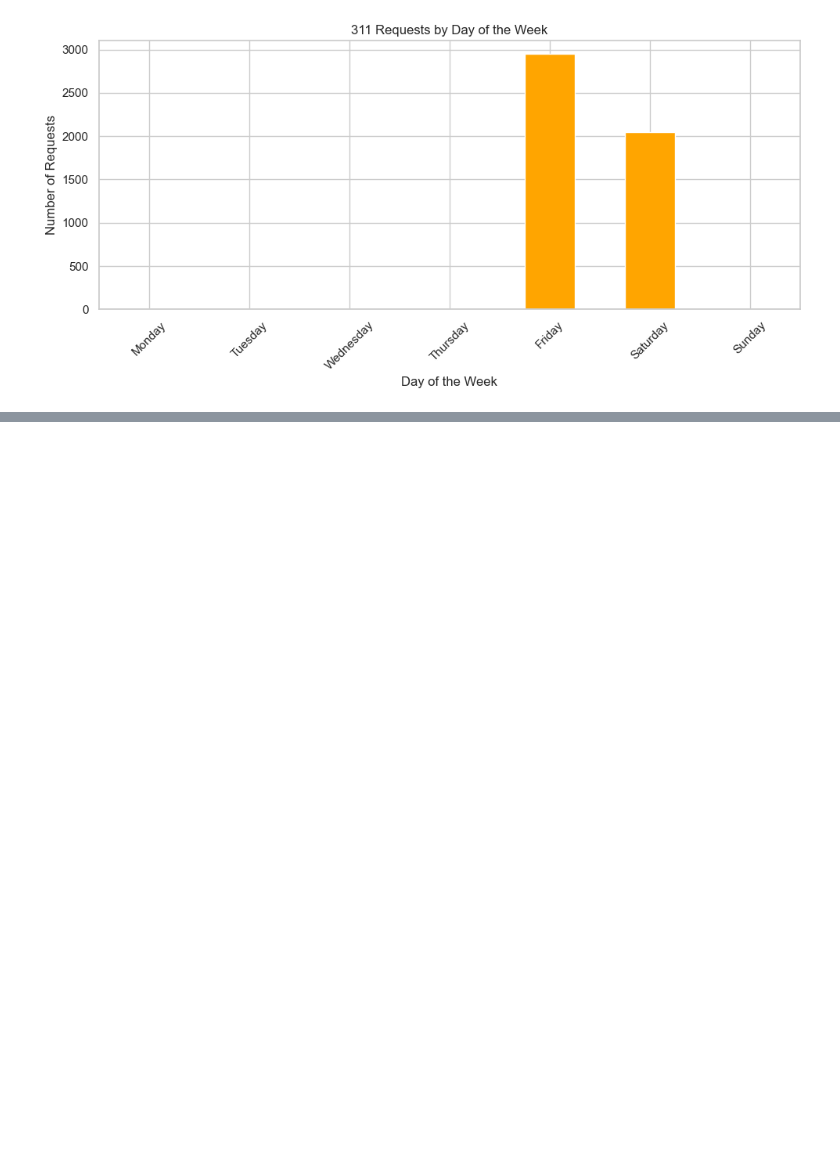
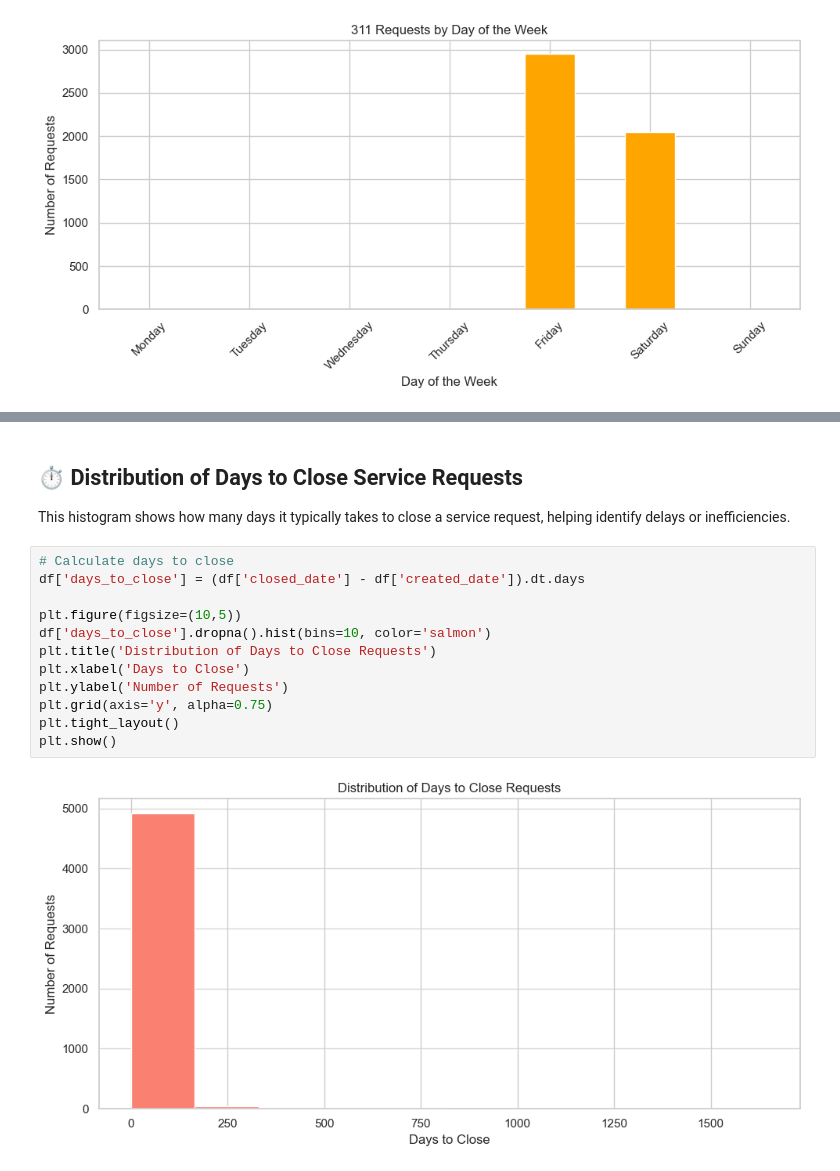
Before and after one commit to Nandini1Bag/chicago-311-service-analysis, a Jupyter notebook: notebooks/EDA_Chicago_311.ipynb, the cells around one changed output, grey strips where cells are left out. Saved outputs shown, nothing was run; the diff lists cells and outputs as text; blank space fills up the shorter version.

```diff
--- a/notebooks/EDA_Chicago_311.ipynb
+++ b/notebooks/EDA_Chicago_311.ipynb
@@ -112,0 +185,17 @@ plt.show()
+# %% [markdown]
+## ⏱️ Distribution of Days to Close Service Requests
+This histogram shows how many days it typically takes to close a service request, helping identify delays or inefficiencies.
+# %%
+# Calculate days to close
+df['days_to_close'] = (df['closed_date'] - df['created_date']).dt.days
+
+plt.figure(figsize=(10,5))
+df['days_to_close'].dropna().hist(bins=10, color='salmon')
+plt.title('Distribution of Days to Close Requests')
+plt.xlabel('Days to Close')
+plt.ylabel('Number of Requests')
+plt.grid(axis='y', alpha=0.75)
+plt.tight_layout()
+plt.show()
+# %% [output]
+[figure, added]
```
Also changed, not shown: parts of 11 cells of this notebook, 1 other file.
